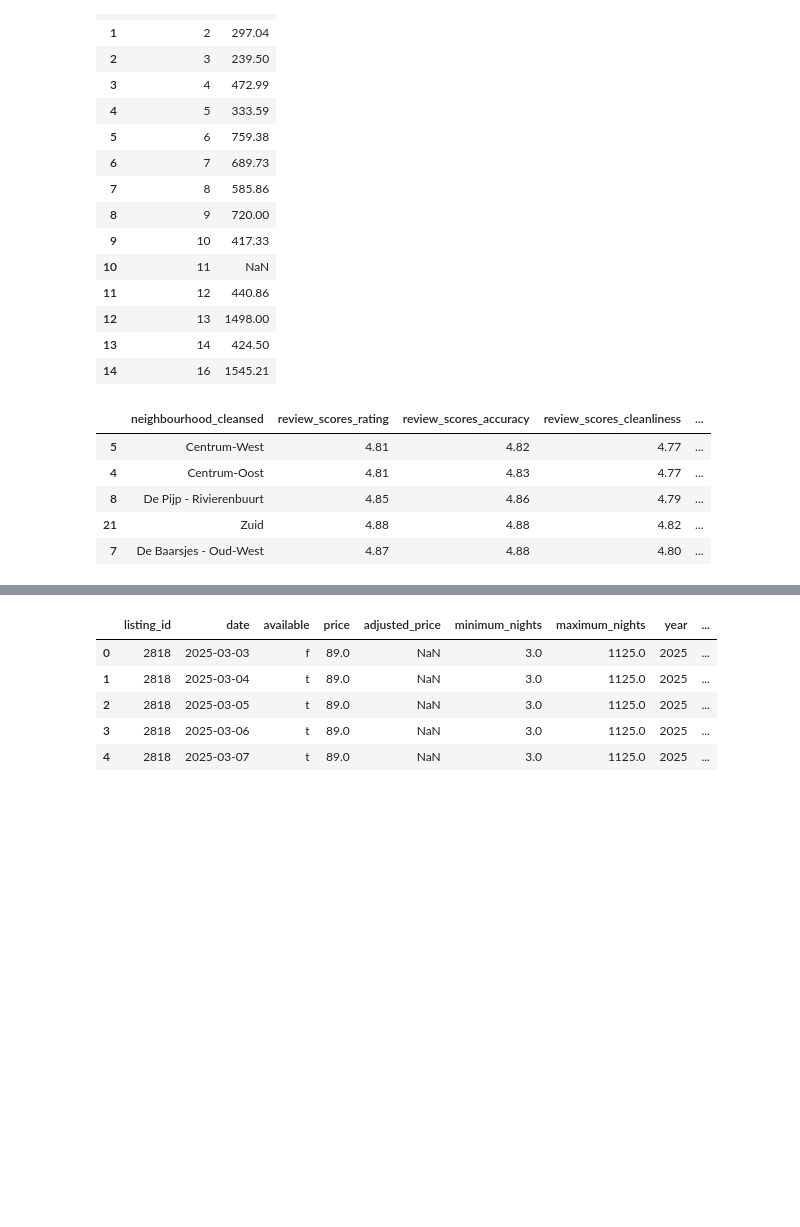
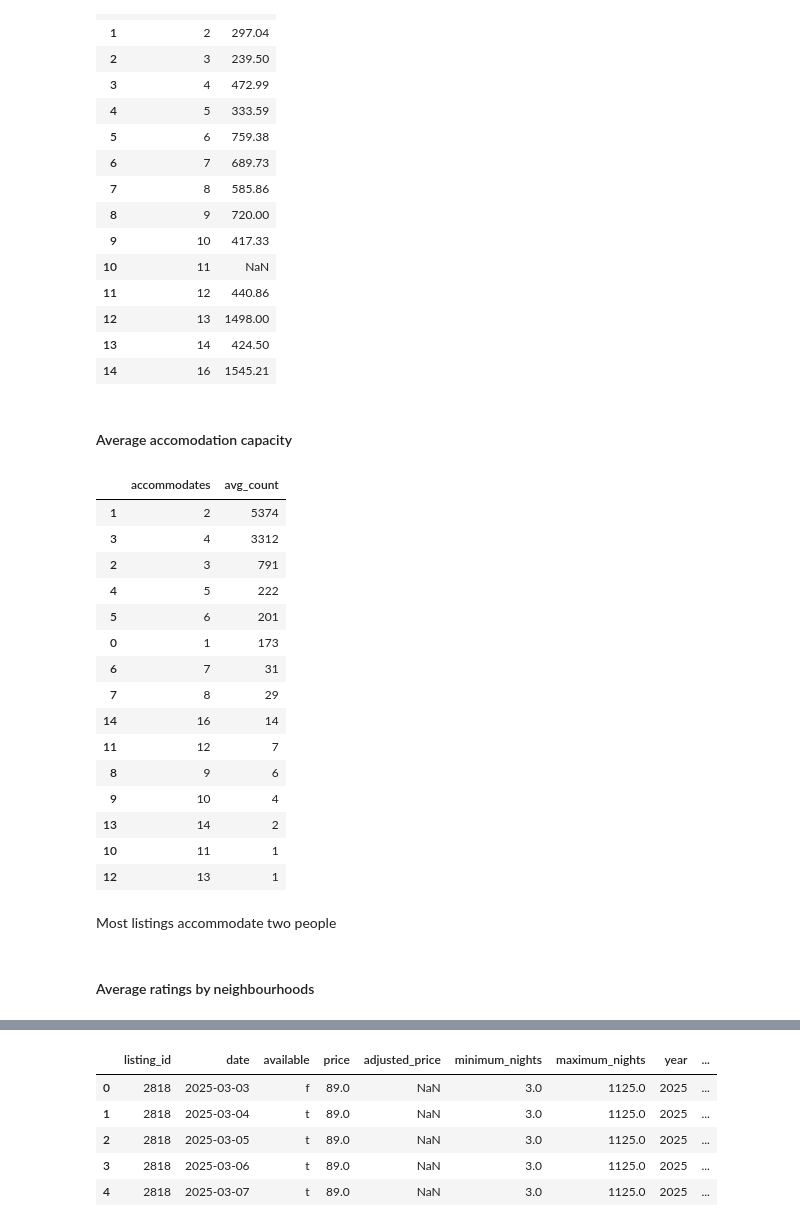
Before and after one commit to SabinaVolkova/amsterdam_airbnb, a Jupyter notebook: analysis.ipynb, the cells around one changed output, grey strips where cells are left out. Cells and saved outputs as stored; diff of their text form; code cells hidden in the pictures; blank space fills up the shorter version.

```diff
--- a/analysis.ipynb
+++ b/analysis.ipynb
@@ -289,6 +327,32 @@ fig = px.scatter(
     opacity=0.5
 )
 fig.show()
+# %% [markdown]
+#### Average accomodation capacity
+# %%
+capacity_avg = listings.groupby('accommodates').size().round(2).reset_index(name='avg_count')
+capacity_avg.sort_values(by='avg_count', ascending=False)
+# %% [output]
+|  | accommodates | avg_count |
+| 1 | 2 | 5374 |
+| 3 | 4 | 3312 |
+| 2 | 3 | 791 |
+| 4 | 5 | 222 |
+| 5 | 6 | 201 |
+| 0 | 1 | 173 |
+| 6 | 7 | 31 |
+| 7 | 8 | 29 |
+| 14 | 16 | 14 |
+| 11 | 12 | 7 |
+| 8 | 9 | 6 |
+| 9 | 10 | 4 |
+| 13 | 14 | 2 |
+| 10 | 11 | 1 |
+| 12 | 13 | 1 |
+# %% [markdown]
+Most listings accommodate two people
+# %% [markdown]
+#### Average ratings by neighbourhoods
 # %%
 neighbourhood_reviews = listings.groupby('neighbourhood_cleansed')[['review_scores_rating', 'review_scores_accuracy', 'review_scores_cleanliness',
                                                                     'review_scores_checkin', 'review_scores_communication', 'review_scores_location',
@@ -315,15 +379,3 @@ fig.update_layout(xaxis_tickangle=-45,
                   yaxis_title = "Average rating",
                   title_font_size = 20)
 fig.show()
-# %%
-# neighbourhood_reviews.sort_values(by='review_scores_accuracy', ascending=False).head(5)
-# neighbourhood_reviews.sort_values(by='review_scores_cleanliness', ascending=False).head(5)
-# neighbourhood_reviews.sort_values(by='review_scores_communication', ascending=False).head(5)
-neighbourhood_reviews.sort_values(by='review_scores_location', ascending=False).head(5)
-# %% [output]
-|  | neighbourhood_cleansed | review_scores_rating | review_scores_accuracy | review_scores_cleanliness | ... |
-| 5 | Centrum-West | 4.81 | 4.82 | 4.77 | ... |
-| 4 | Centrum-Oost | 4.81 | 4.83 | 4.77 | ... |
-| 8 | De Pijp - Rivierenbuurt | 4.85 | 4.86 | 4.79 | ... |
-| 21 | Zuid | 4.88 | 4.88 | 4.82 | ... |
-| 7 | De Baarsjes - Oud-West | 4.87 | 4.88 | 4.80 | ... |
```
Also changed, not shown: parts of 62 cells of this notebook, 1 other file.
